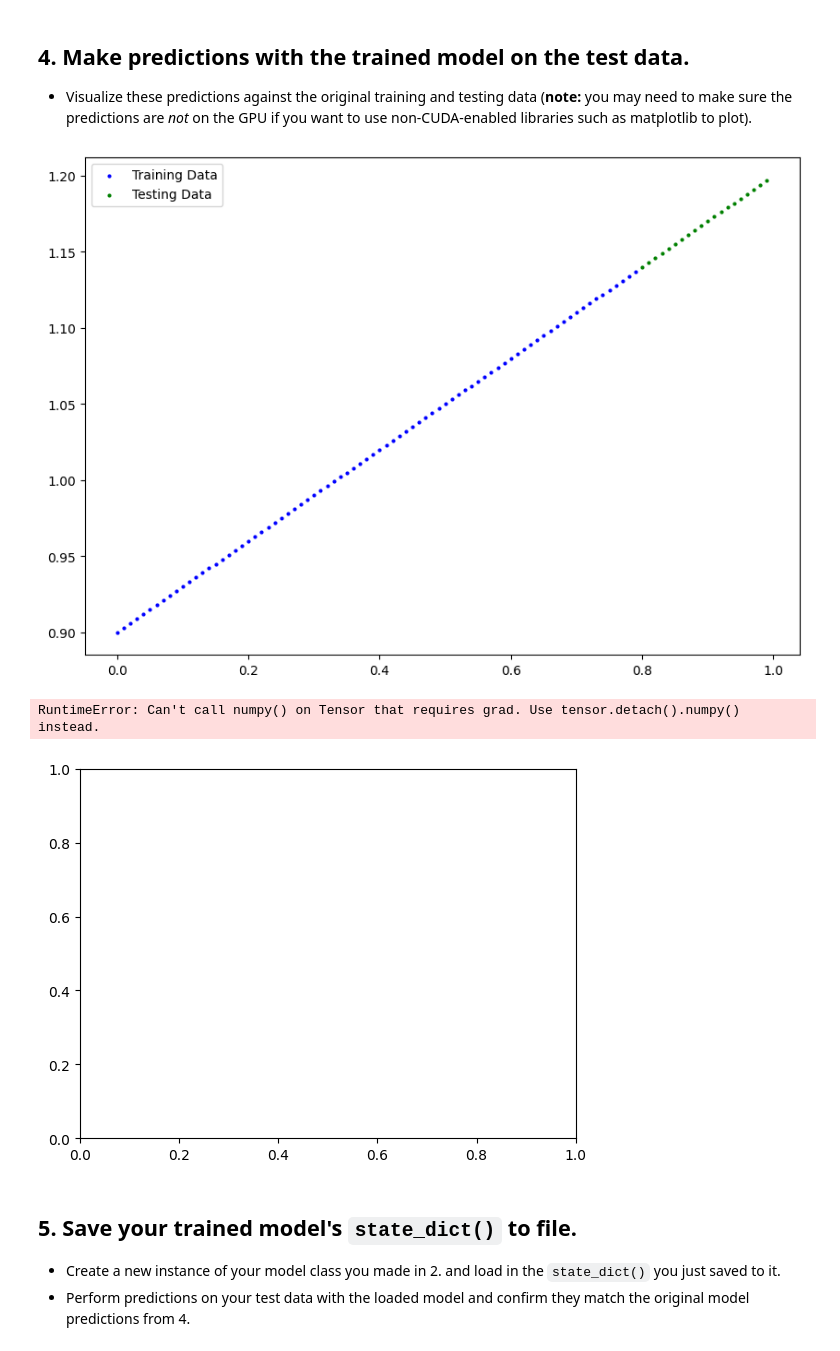
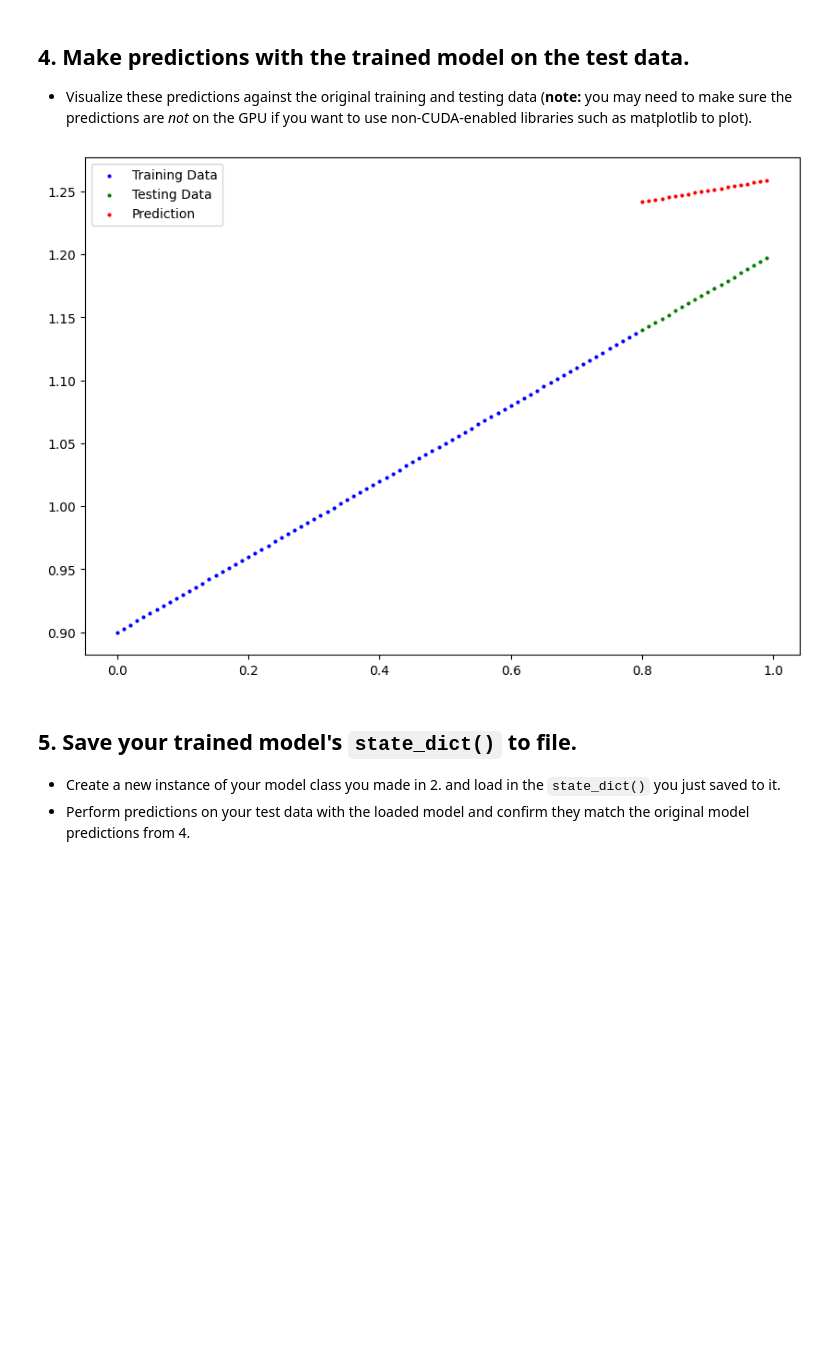
Before and after one commit to varunmuchanapally/pytorch, a Jupyter notebook: 01_pytorch_workflow_exercises.ipynb, the cells around one changed output. Saved outputs shown, nothing was run; the diff lists cells and outputs as text; code cells hidden in the pictures; blank space fills up the shorter version.

```diff
--- a/01_pytorch_workflow_exercises.ipynb
+++ b/01_pytorch_workflow_exercises.ipynb
@@ -217,11 +217,11 @@ with torch.inference_mode():
   y_pred_new = model_0(y_test)
 # %%
 # Plot the predictions (these may need to be on a specific device)
-plot_predictions(predictions = y_pred_new)
+import numpy
+
+plot_predictions(predictions = y_pred_new.detach().numpy())
 # %% [output]
-[figure, old version]
+[figure, new version]
-RuntimeError: Can't call numpy() on Tensor that requires grad. Use tensor.detach().numpy() instead.
-[figure, removed]
 # %% [markdown]
 ## 5. Save your trained model's `state_dict()` to file.
   * Create a new instance of your model class you made in 2. and load in the `state_dict()` you just saved to it.
```
